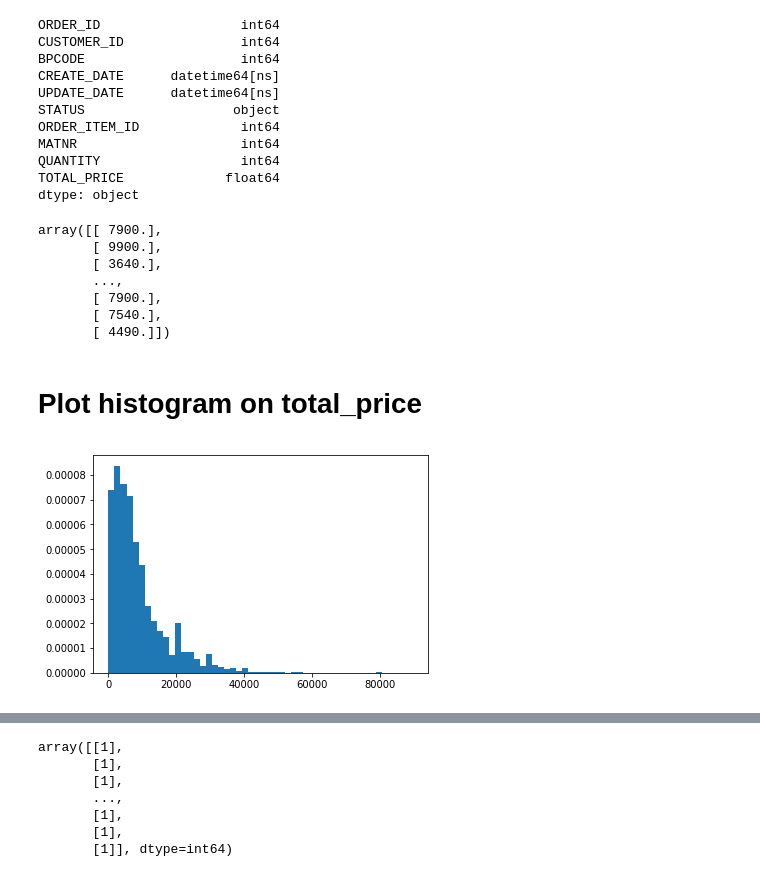
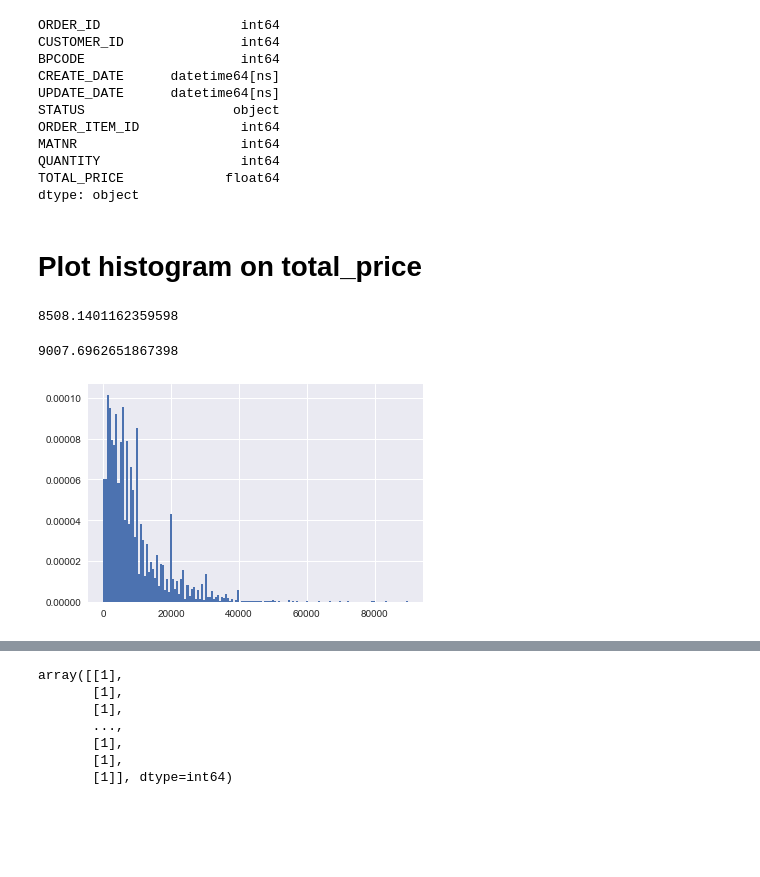
Before and after one commit to Kanbc/recommender-systems, a Jupyter notebook: explore/Order.ipynb, the cells around one changed output, grey strips where cells are left out. Drawn from its saved outputs; the diff is of its cells as text; code cells hidden in the pictures; blank space fills up the shorter version.

Commit message:
edit explore order

```diff
--- a/explore/Order.ipynb
+++ b/explore/Order.ipynb
@@ -53,26 +53,30 @@ MATNR                     int64
 QUANTITY                  int64
 TOTAL_PRICE             float64
 dtype: object
-# %%
-tprice = order.as_matrix(columns=order.columns[9:])
-
-tprice
-# %% [output]
-array([[ 7900.],
-       [ 9900.],
-       [ 3640.],
-       ...,
-       [ 7900.],
-       [ 7540.],
-       [ 4490.]])
 # %% [markdown]
 # Plot histogram on total_price
+# %%
+tprice = order.as_matrix(columns=order.columns[9:])
+
+import numpy as np
+import matplotlib.pyplot as plt
+from scipy.stats import norm
+
+std = np.std(tprice)
+mean = np.mean(tprice)
+
+
+std
+# %% [output]
+8508.1401162359598
+# %%
+mean
+# %% [output]
+9007.6962651867398
 # %%
-import matplotlib.pyplot as plt
-import numpy as np
 %matplotlib inline
 plottprice = tprice
-plt.hist(plottprice, normed=True, bins=50)
+plt.hist(plottprice, normed=True, bins=150)
 plt.show()
 # %% [output]
-[figure, old version]
+[figure, new version]
```
Also changed, not shown: parts of 8 cells of this notebook.
